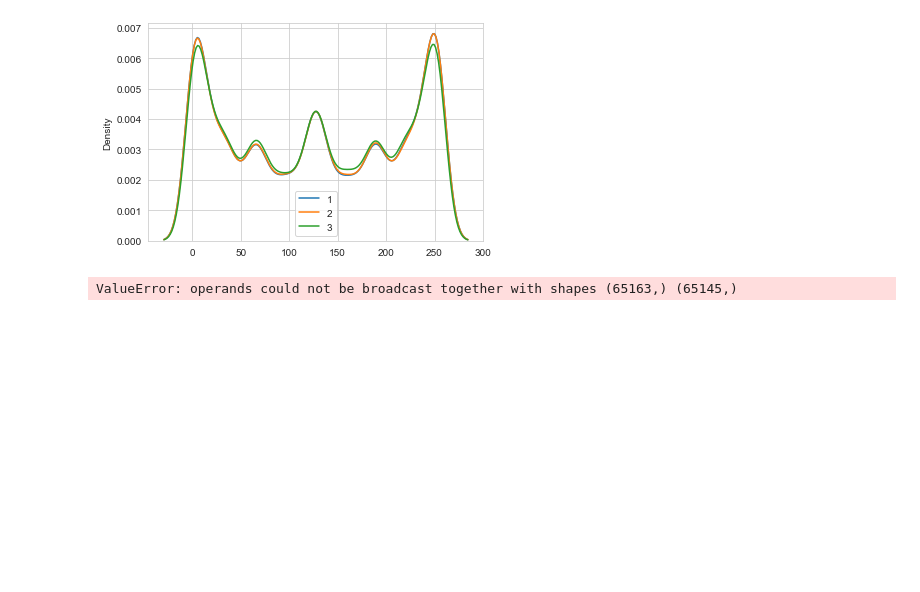
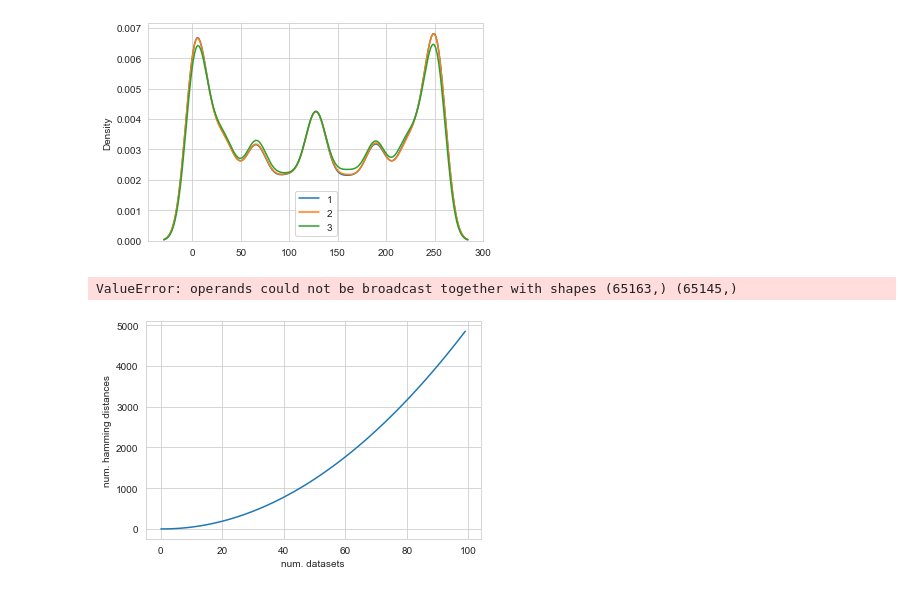
Before and after one commit to willjbourne/L2-Practical-Course, a Jupyter notebook: analysis.ipynb, the cells around one changed output. Saved outputs shown, nothing was run; the diff lists cells and outputs as text; code cells hidden in the pictures; blank space fills up the shorter version.

```diff
--- a/analysis.ipynb
+++ b/analysis.ipynb
@@ -51,3 +52,15 @@ read_bytes = []
 with open("data/mb1/datafile-b'26.25'-1.txt", 'rb') as f:
     while byte := f.read(1):
         read_bytes.append(format(int.from_bytes(byte, "little"), '08b'))
+# %%
+lengths = range(100)
+combos = []
+for l in lengths:
+    combos.append(len([list(comb) for comb in itertools.combinations(range(l), 2)]))
+
+plt.plot(lengths, combos)
+plt.xlabel("num. datasets")
+plt.ylabel("num. hamming distances")
+plt.savefig("figs/exponential hamming distances.pdf")
+# %% [output]
+[figure, added]
```
Also changed, not shown: parts of 1 cell of this notebook, 7 other files.
